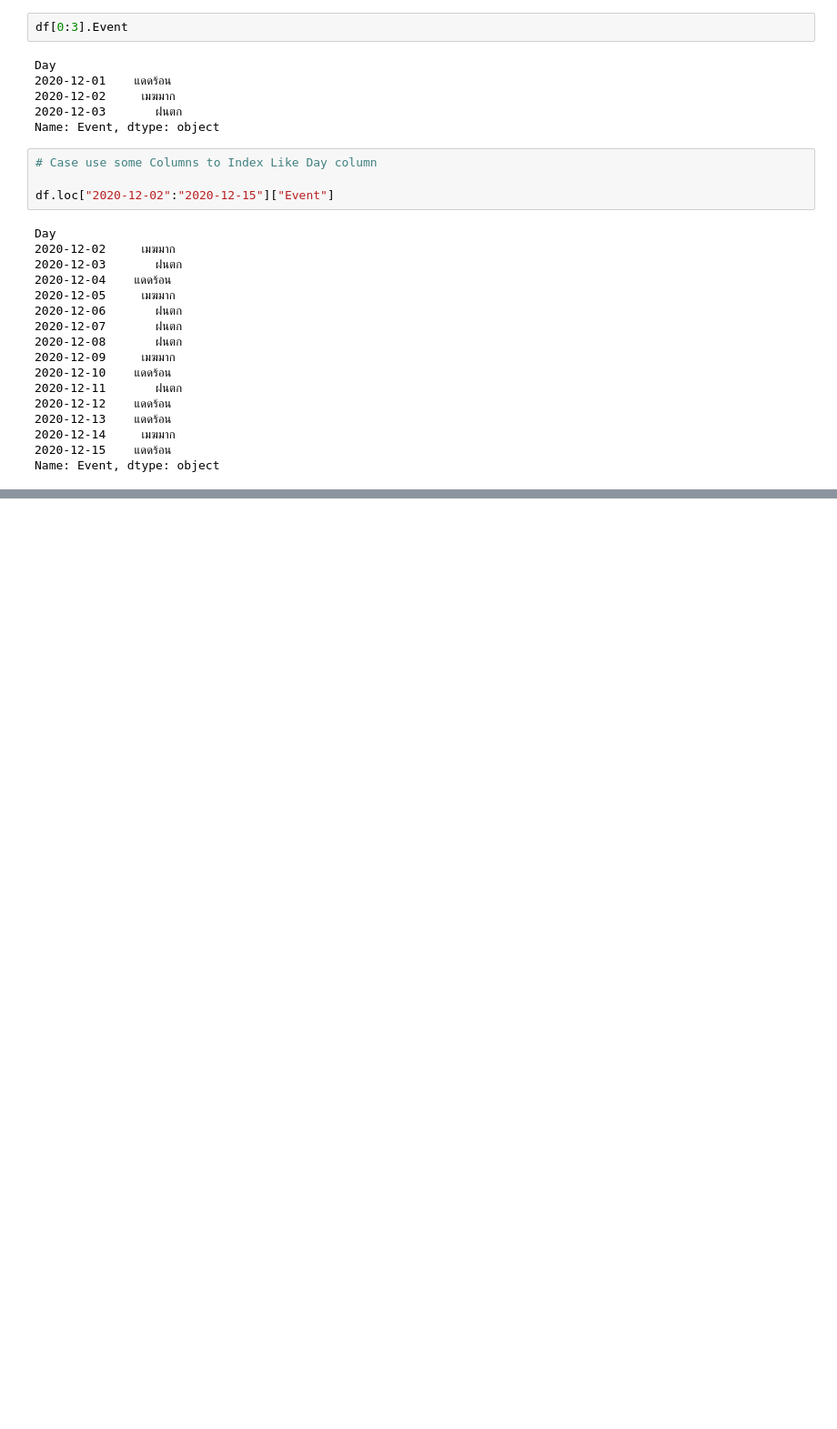
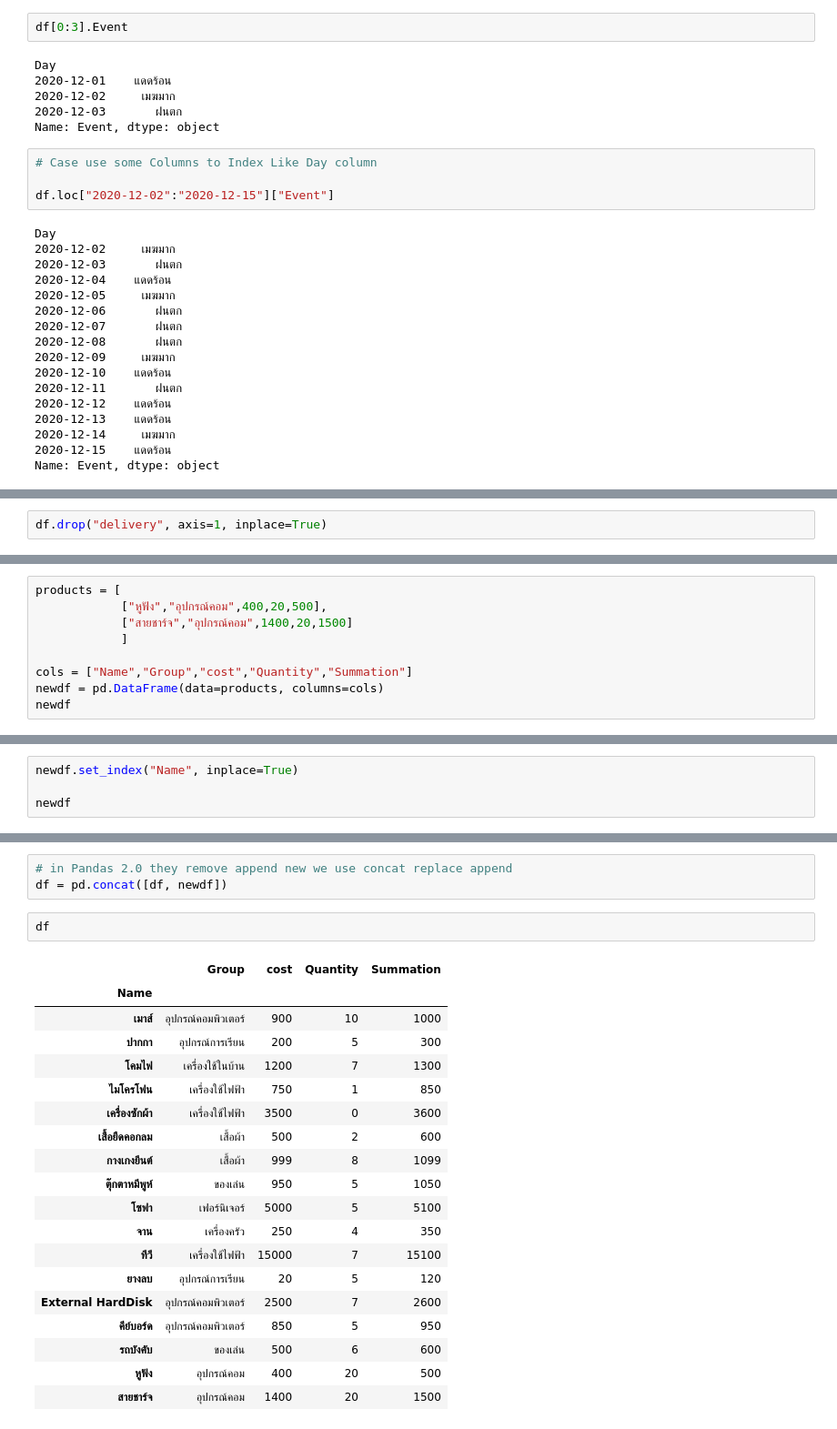
Before and after one commit to PiNGx161/PythonTutorial, a Jupyter notebook: py_pandas.ipynb, the cells around one changed output, grey strips where cells are left out. Shown: that part at 91% size. Saved outputs shown, nothing was run; the diff lists cells and outputs as text; blank space fills up the shorter version.

Commit message:
learning data handling

```diff
--- a/py_pandas.ipynb
+++ b/py_pandas.ipynb
@@ -506,0 +899,2 @@ Name: Event, dtype: object
+# %%
+df.drop("delivery", axis=1, inplace=True)
@@ -506,0 +943,9 @@ Name: Event, dtype: object
+# %%
+products = [
+            ["หูฟัง","อุปกรณ์คอม",400,20,500],
+            ["สายชาร์จ","อุปกรณ์คอม",1400,20,1500]
+            ]
+
+cols = ["Name","Group","cost","Quantity","Summation"]
+newdf = pd.DataFrame(data=products, columns=cols)
+newdf
@@ -506,0 +956,4 @@ Name: Event, dtype: object
+# %%
+newdf.set_index("Name", inplace=True)
+
+newdf
@@ -506,0 +985,25 @@ Name: Event, dtype: object
+# %%
+# in Pandas 2.0 they remove append new we use concat replace append
+df = pd.concat([df, newdf])
+# %%
+df
+# %% [output]
+|  | Group | cost | Quantity | Summation |
+| Name |  |  |  |  |
+| เมาส์ | อุปกรณ์คอมพิวเตอร์ | 900 | 10 | 1000 |
+| ปากกา | อุปกรณ์การเรียน | 200 | 5 | 300 |
+| โคมไฟ | เครื่องใช้ในบ้าน | 1200 | 7 | 1300 |
+| ไมโครโฟน | เครื่องใช้ไฟฟ้า | 750 | 1 | 850 |
+| เครื่องซักผ้า | เครื่องใช้ไฟฟ้า | 3500 | 0 | 3600 |
+| เสื้อยืดคอกลม | เสื้อผ้า | 500 | 2 | 600 |
+| กางเกงยีนต์ | เสื้อผ้า | 999 | 8 | 1099 |
+| ตุ๊กตาหมีพูห์ | ของเล่น | 950 | 5 | 1050 |
+| โซฟา | เฟอร์นิเจอร์ | 5000 | 5 | 5100 |
+| จาน | เครื่องครัว | 250 | 4 | 350 |
+| ทีวี | เครื่องใช้ไฟฟ้า | 15000 | 7 | 15100 |
+| ยางลบ | อุปกรณ์การเรียน | 20 | 5 | 120 |
+| External HardDisk | อุปกรณ์คอมพิวเตอร์ | 2500 | 7 | 2600 |
+| คีย์บอร์ด | อุปกรณ์คอมพิวเตอร์ | 850 | 5 | 950 |
+| รถบังคับ | ของเล่น | 500 | 6 | 600 |
+| หูฟัง | อุปกรณ์คอม | 400 | 20 | 500 |
+| สายชาร์จ | อุปกรณ์คอม | 1400 | 20 | 1500 |
```
Also changed, not shown: parts of 36 cells of this notebook.
